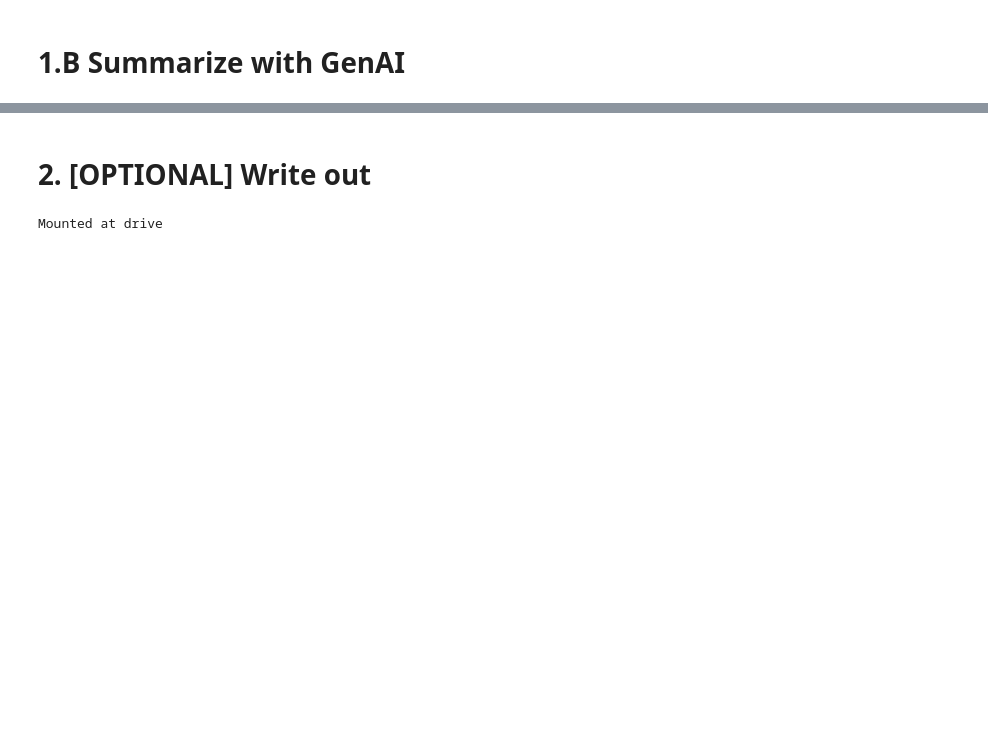
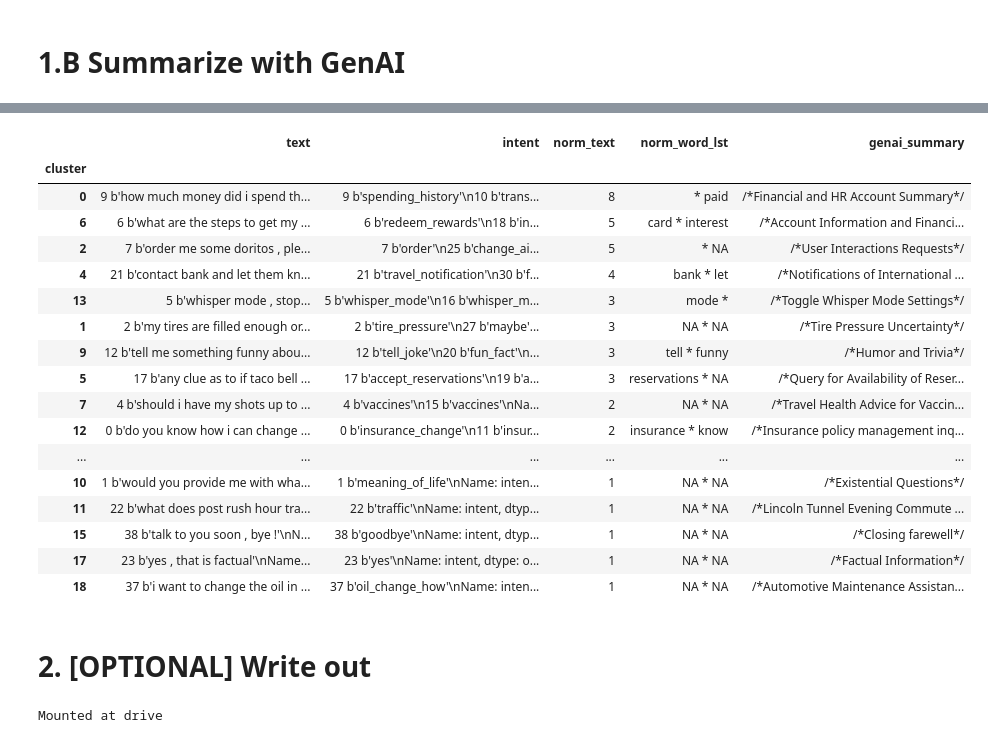
Before and after one commit to 0ethel0zhang/quantcon2022, a Jupyter notebook: ML_TLC_w_LLM.ipynb, the cells around one changed output, grey strips where cells are left out. Cells and saved outputs as stored; diff of their text form; code cells hidden in the pictures; blank space fills up the shorter version.

```diff
--- a/ML_TLC_w_LLM.ipynb
+++ b/ML_TLC_w_LLM.ipynb
@@ -469,0 +431,31 @@ The overarching theme is **insurance**.
+# %%
+def get_prompt(text):
+  return """You are an expert at summarizing user feedback into themes.
+
+Summarize the following user feedback separated by "." into one descriptive label. The label should be comprehensive but not too broad.
+
+{}
+
+Think about it step by step, and only show the final descriptive label in the format of /*a descriptive label*/.
+""".format(text)
+# %%
+#@title Summarize with GPT
+def summarize_with_gpt(prompt, gpt_model):
+  response = client.chat.completions.create(
+  model=gpt_model,
+  messages=[
+    {"role": "system", "content": "You are an expert at summarizing user feedback into themes."},
+    {"role": "user", "content": prompt},
+  ]
+  )
+  return response['choices'][0]['message']["content"]
+# %%
+if choose_model == "gpt":
+  gpt_model = "gpt-3.5-turbo" #@param
+# %%
+#@title Summarize with Gemini
+def summarize_with_gemini(prompt):
+  completion = gen_model.generate_content(
+      contents=prompt
+  )
+  return completion.text
@@ -470,3 +525,24 @@ The overarching theme is **insurance**.
+# %%
+cluster_df.sort_values("norm_text", ascending = False)
+# %% [output]
+|  | text | intent | norm_text | norm_word_lst | genai_summary |
+| cluster |  |  |  |  |  |
+| 0 | 9 b'how much money did i spend th... | 9 b'spending_history'\n10 b'trans... | 8 | * paid | /*Financial and HR Account Summary*/ |
+| 6 | 6 b'what are the steps to get my ... | 6 b'redeem_rewards'\n18 b'in... | 5 | card * interest | /*Account Information and Financi... |
+| 2 | 7 b'order me some doritos , ple... | 7 b'order'\n25 b'change_ai... | 5 | * NA | /*User Interactions Requests*/ |
+| 4 | 21 b'contact bank and let them kn... | 21 b'travel_notification'\n30 b'f... | 4 | bank * let | /*Notifications of International ... |
+| 13 | 5 b'whisper mode , stop... | 5 b'whisper_mode'\n16 b'whisper_m... | 3 | mode * | /*Toggle Whisper Mode Settings*/ |
+| 1 | 2 b'my tires are filled enough or... | 2 b'tire_pressure'\n27 b'maybe'... | 3 | NA * NA | /*Tire Pressure Uncertainty*/ |
+| 9 | 12 b'tell me something funny abou... | 12 b'tell_joke'\n20 b'fun_fact'\n... | 3 | tell * funny | /*Humor and Trivia*/ |
+| 5 | 17 b'any clue as to if taco bell ... | 17 b'accept_reservations'\n19 b'a... | 3 | reservations * NA | /*Query for Availability of Reser... |
+| 7 | 4 b'should i have my shots up to ... | 4 b'vaccines'\n15 b'vaccines'\nNa... | 2 | NA * NA | /*Travel Health Advice for Vaccin... |
+| 12 | 0 b'do you know how i can change ... | 0 b'insurance_change'\n11 b'insur... | 2 | insurance * know | /*Insurance policy management inq... |
+| ... | ... | ... | ... | ... | ... |
+| 10 | 1 b'would you provide me with wha... | 1 b'meaning_of_life'\nName: inten... | 1 | NA * NA | /*Existential Questions*/ |
+| 11 | 22 b'what does post rush hour tra... | 22 b'traffic'\nName: intent, dtyp... | 1 | NA * NA | /*Lincoln Tunnel Evening Commute ... |
+| 15 | 38 b'talk to you soon , bye !'\nN... | 38 b'goodbye'\nName: intent, dtyp... | 1 | NA * NA | /*Closing farewell*/ |
+| 17 | 23 b'yes , that is factual'\nName... | 23 b'yes'\nName: intent, dtype: o... | 1 | NA * NA | /*Factual Information*/ |
+| 18 | 37 b'i want to change the oil in ... | 37 b'oil_change_how'\nName: inten... | 1 | NA * NA | /*Automotive Maintenance Assistan... |
 # %% [markdown]
 # 2. [OPTIONAL] Write out
 # %%
```
Also changed, not shown: parts of 28 cells of this notebook.
